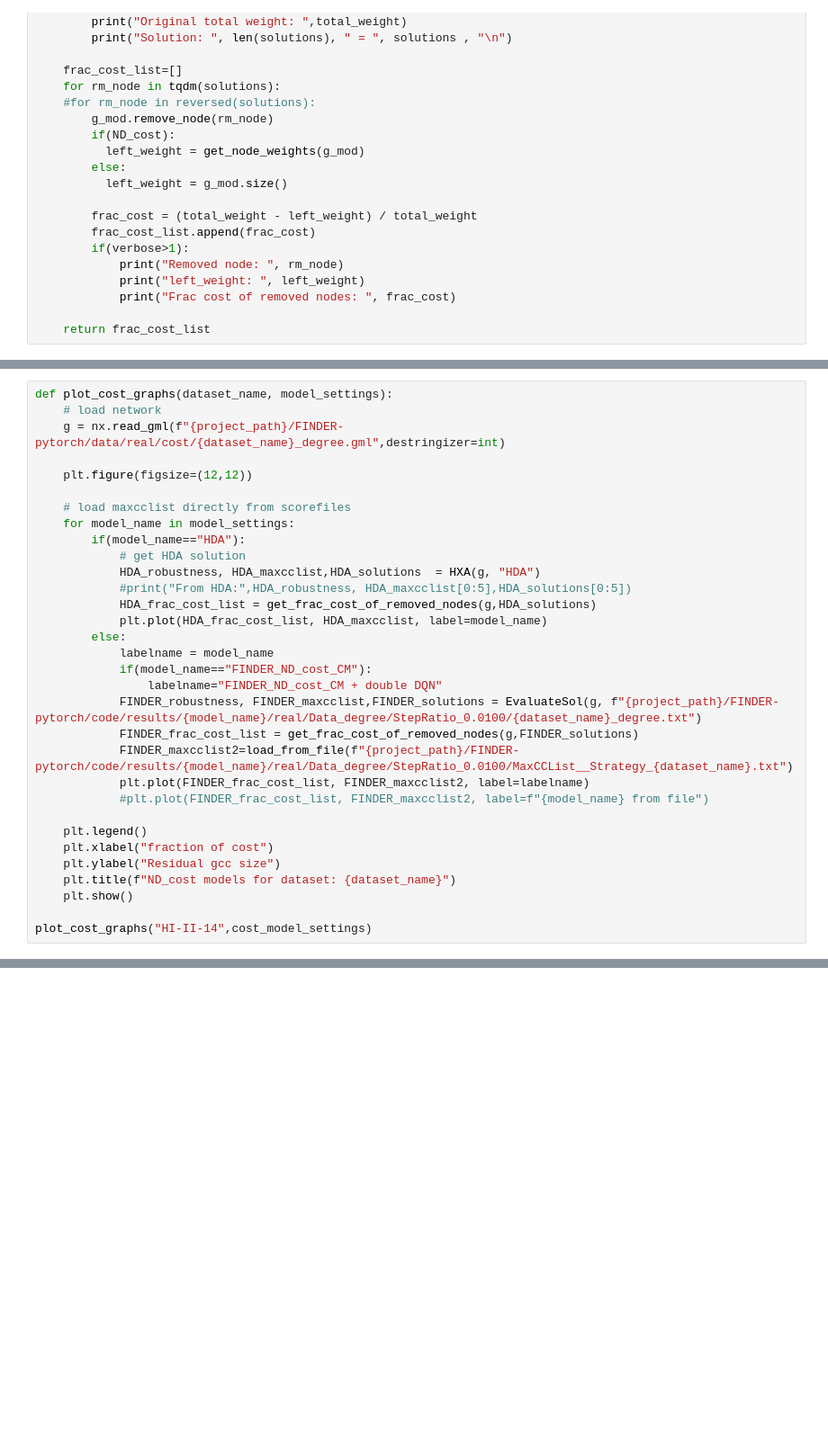
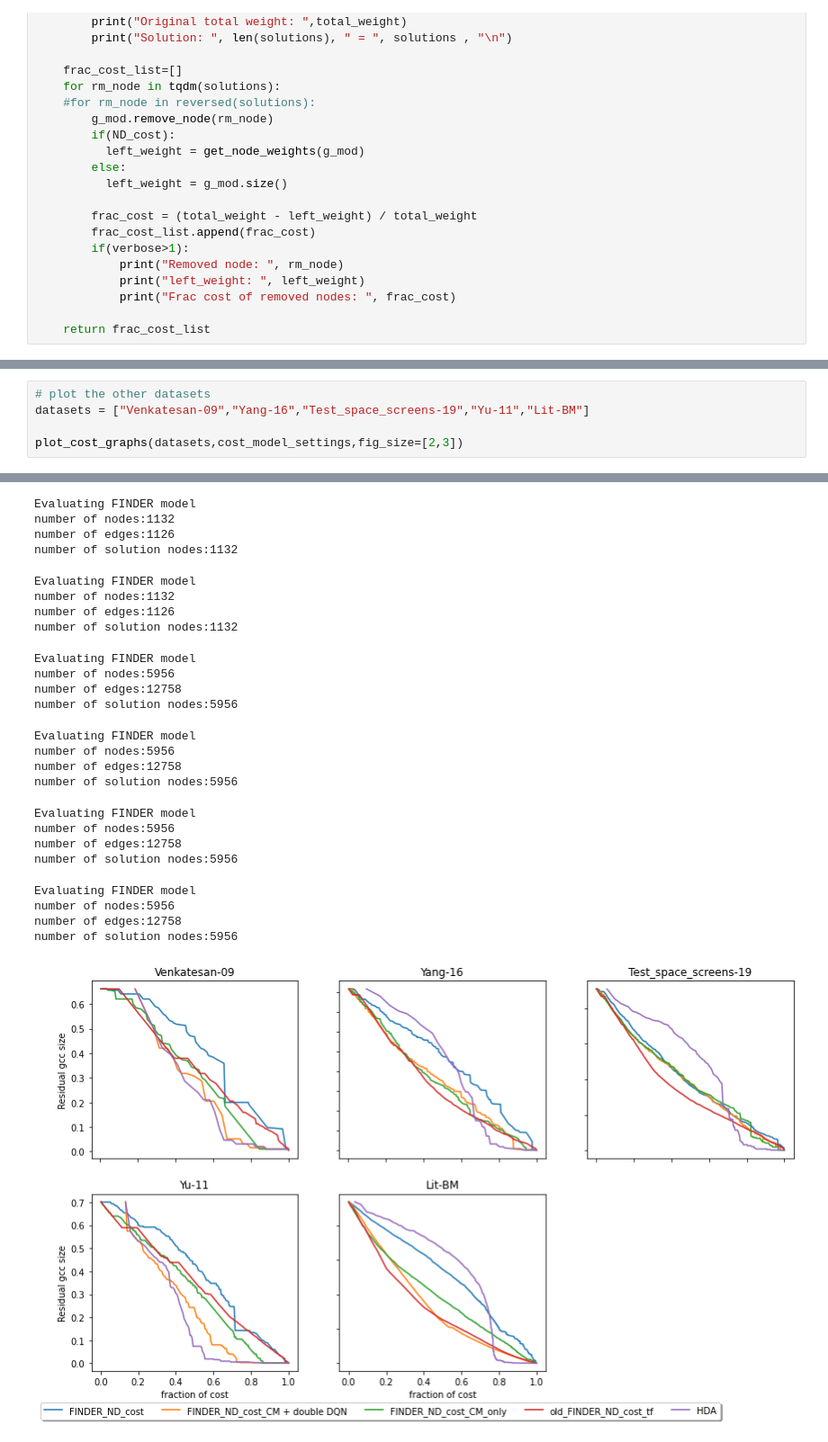
Before and after one commit to faraz2023/FINDER, a Jupyter notebook: Final_graphs.ipynb, the cells around one changed output, grey strips where cells are left out. Shown at 90% size. Drawn from its saved outputs; the diff is of its cells as text; blank space fills up the shorter version.

```diff
--- a/Final_graphs.ipynb
+++ b/Final_graphs.ipynb
@@ -517,32 +458,0 @@ axs_cell.legend(loc='upper center', bbox_to_anchor=(0.2, -0.10),
-# %%
-def plot_cost_graphs(dataset_name, model_settings):
-    # load network
-    g = nx.read_gml(f"{project_path}/FINDER-pytorch/data/real/cost/{dataset_name}_degree.gml",destringizer=int)
-
-    plt.figure(figsize=(12,12))
-
-    # load maxcclist directly from scorefiles
-    for model_name in model_settings:
-        if(model_name=="HDA"):
-            # get HDA solution
-            HDA_robustness, HDA_maxcclist,HDA_solutions  = HXA(g, "HDA")
-            #print("From HDA:",HDA_robustness, HDA_maxcclist[0:5],HDA_solutions[0:5])
-            HDA_frac_cost_list = get_frac_cost_of_removed_nodes(g,HDA_solutions)
-            plt.plot(HDA_frac_cost_list, HDA_maxcclist, label=model_name)
-        else:
-            labelname = model_name
-            if(model_name=="FINDER_ND_cost_CM"):
-                labelname="FINDER_ND_cost_CM + double DQN"
-            FINDER_robustness, FINDER_maxcclist,FINDER_solutions = EvaluateSol(g, f"{project_path}/FINDER-pytorch/code/results/{model_name}/real/Data_degree/StepRatio_0.0100/{dataset_name}_degree.txt")
-            FINDER_frac_cost_list = get_frac_cost_of_removed_nodes(g,FINDER_solutions)
-            FINDER_maxcclist2=load_from_file(f"{project_path}/FINDER-pytorch/code/results/{model_name}/real/Data_degree/StepRatio_0.0100/MaxCCList__Strategy_{dataset_name}.txt")
-            plt.plot(FINDER_frac_cost_list, FINDER_maxcclist2, label=labelname)
-            #plt.plot(FINDER_frac_cost_list, FINDER_maxcclist2, label=f"{model_name} from file")
-
-    plt.legend()
-    plt.xlabel("fraction of cost")
-    plt.ylabel("Residual gcc size")
-    plt.title(f"ND_cost models for dataset: {dataset_name}")
-    plt.show()
-
-plot_cost_graphs("HI-II-14",cost_model_settings)
@@ -641,0 +535,6 @@ number of solution nodes:1132
+# %%
+# plot the other datasets
+datasets = ["Venkatesan-09","Yang-16","Test_space_screens-19","Yu-11","Lit-BM"]
+
+plot_cost_graphs(datasets,cost_model_settings,fig_size=[2,3])
+# %% [output]
@@ -641,0 +597,25 @@ number of solution nodes:1132
+Evaluating FINDER model
+number of nodes:1132
+number of edges:1126
+number of solution nodes:1132
+Evaluating FINDER model
+number of nodes:1132
+number of edges:1126
+number of solution nodes:1132
+Evaluating FINDER model
+number of nodes:5956
+number of edges:12758
+number of solution nodes:5956
+Evaluating FINDER model
+number of nodes:5956
+number of edges:12758
+number of solution nodes:5956
+Evaluating FINDER model
+number of nodes:5956
+number of edges:12758
+number of solution nodes:5956
+Evaluating FINDER model
+number of nodes:5956
+number of edges:12758
+number of solution nodes:5956
+[figure, added]
```
Also changed, not shown: parts of 15 cells of this notebook, 5 other files.
